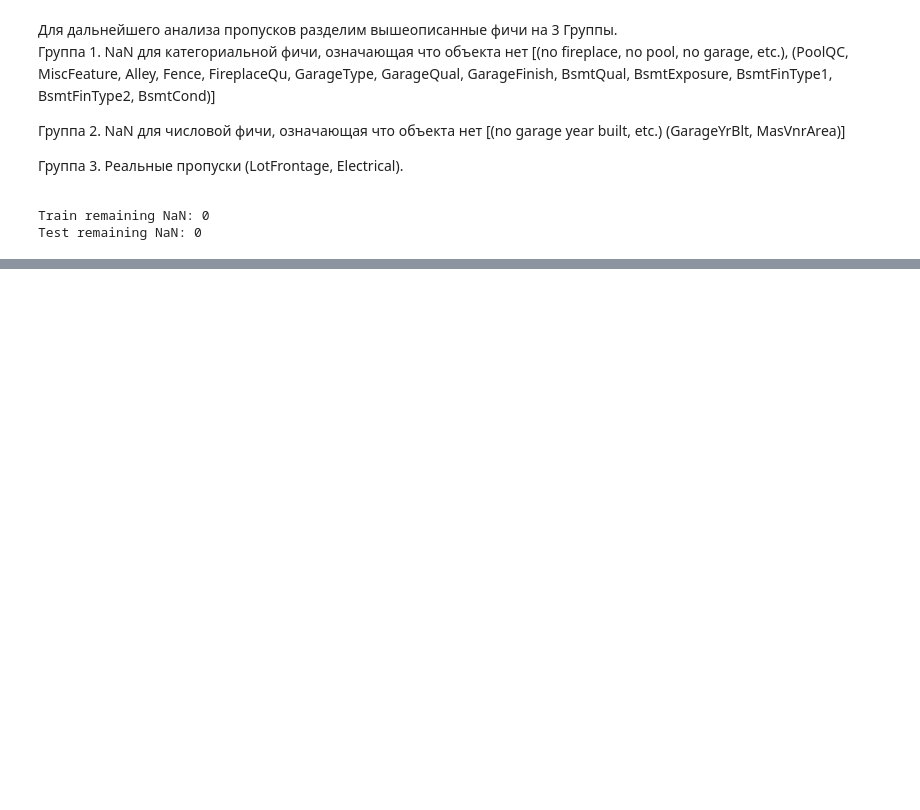
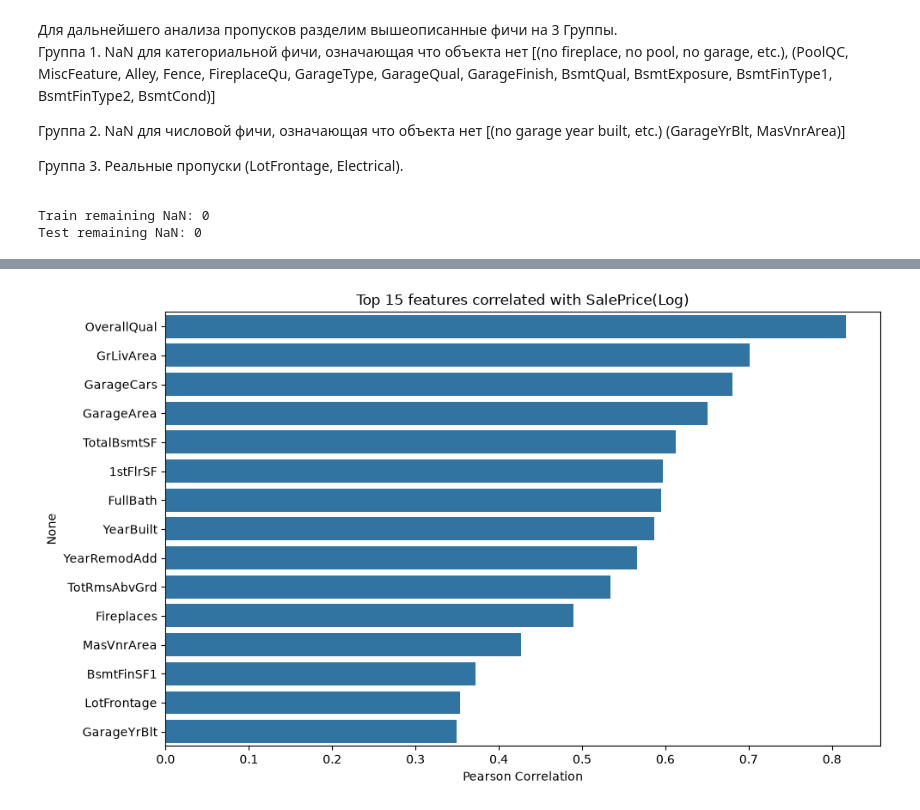
Before and after one commit to fyodor077/Kaggle-House-Prices, a Jupyter notebook: draft.ipynb, the cells around one changed output, grey strips where cells are left out. Drawn from its saved outputs; the diff is of its cells as text; code cells hidden in the pictures; blank space fills up the shorter version.

Commit message:
'SalePrice' analysis in draft

```diff
--- a/draft.ipynb
+++ b/draft.ipynb
@@ -141,0 +144,5 @@ Test remaining NaN: 0
+# %%
+numeric_features = train.select_dtypes(include=['int64', 'float64']).columns.tolist()
+
+correlation = train[numeric_features].corr()['SalePriceLog'].sort_values(ascending=False)
+print (correlation)
@@ -141,0 +167,11 @@ Test remaining NaN: 0
+# %%
+top_corr = correlation.drop('SalePriceLog').head(15)
+
+plt.figure(figsize=(10, 6))
+sns.barplot(x=top_corr.values, y=top_corr.index)
+plt.title('Top 15 features correlated with SalePrice(Log)')
+plt.xlabel('Pearson Correlation')
+plt.tight_layout()
+plt.show()
+# %% [output]
+[figure, added]
```
Also changed, not shown: parts of 10 cells of this notebook.
